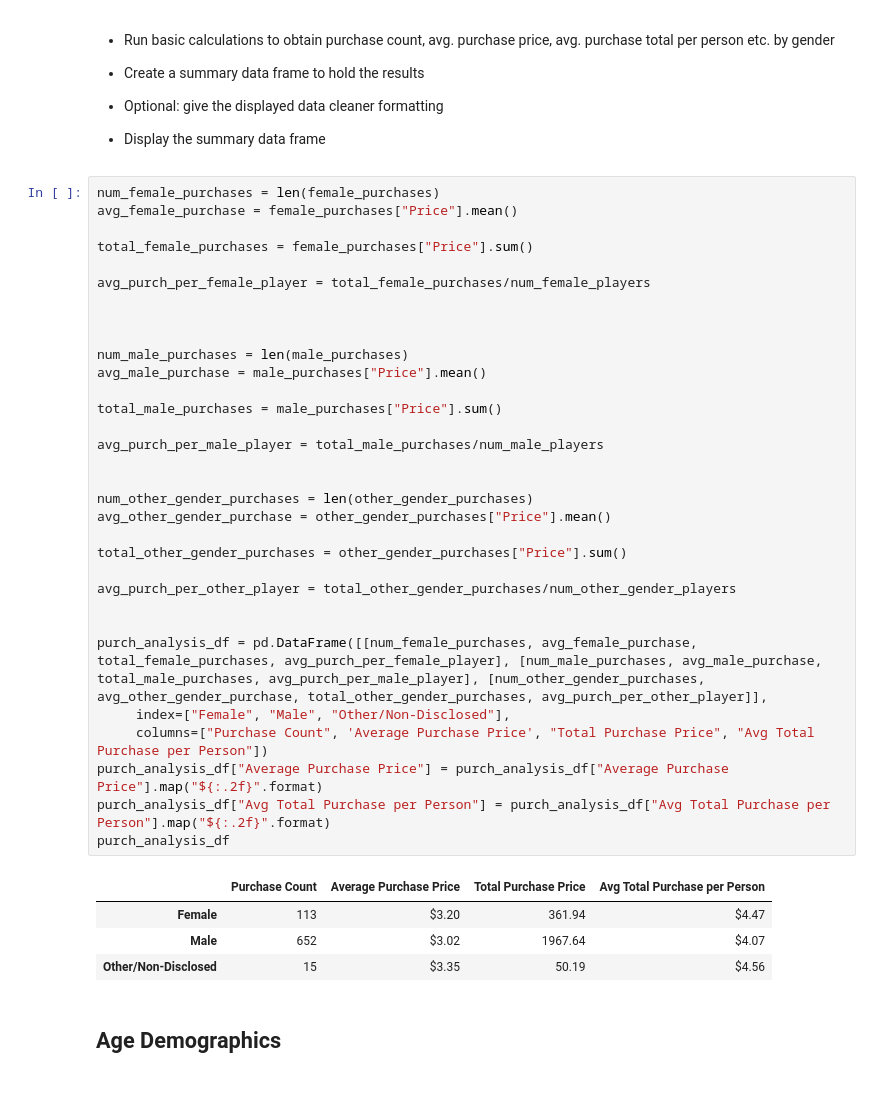
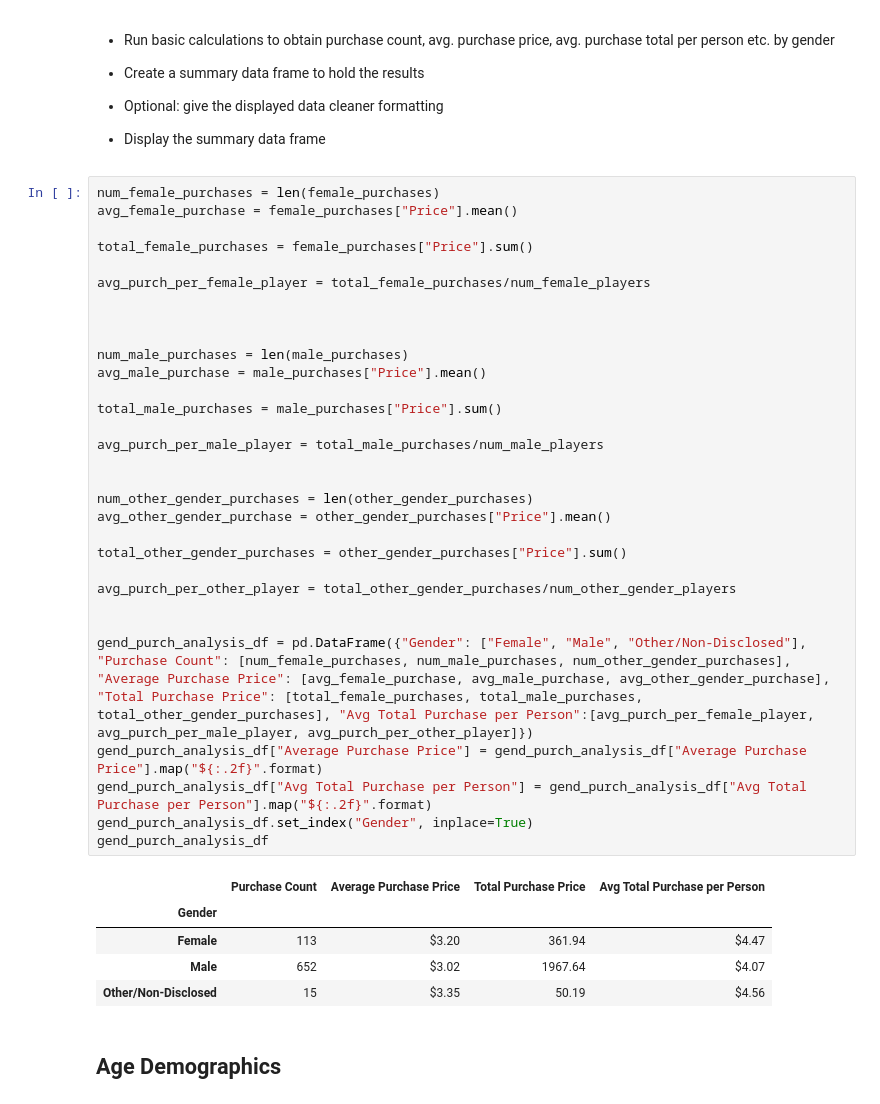
Before and after one commit to kmspitzer/Video-Game-Usage-Analysis, a Jupyter notebook: HeroesOfPymoli/HeroesOfPymoli.ipynb, the cells around one changed output. Drawn from its saved outputs; the diff is of its cells as text.

Commit message:
completed purchasing analysis by gender

```diff
--- a/HeroesOfPymoli/HeroesOfPymoli.ipynb
+++ b/HeroesOfPymoli/HeroesOfPymoli.ipynb
@@ -143,37 +143,37 @@ gender_df
 # %%
 num_female_purchases = len(female_purchases)
 avg_female_purchase = female_purchases["Price"].mean()
 
 total_female_purchases = female_purchases["Price"].sum()
 
 avg_purch_per_female_player = total_female_purchases/num_female_players
 
 
 
 num_male_purchases = len(male_purchases)
 avg_male_purchase = male_purchases["Price"].mean()
 
 total_male_purchases = male_purchases["Price"].sum()
 
 avg_purch_per_male_player = total_male_purchases/num_male_players
 
 
 num_other_gender_purchases = len(other_gender_purchases)
 avg_other_gender_purchase = other_gender_purchases["Price"].mean()
 
 total_other_gender_purchases = other_gender_purchases["Price"].sum()
 
 avg_purch_per_other_player = total_other_gender_purchases/num_other_gender_players
 
 
-purch_analysis_df = pd.DataFrame([[num_female_purchases, avg_female_purchase, total_female_purchases, avg_purch_per_female_player], [num_male_purchases, avg_male_purchase, total_male_purchases, avg_purch_per_male_player], [num_other_gender_purchases, avg_other_gender_purchase, total_other_gender_purchases, avg_purch_per_other_player]],
-     index=["Female", "Male", "Other/Non-Disclosed"],
-     columns=["Purchase Count", 'Average Purchase Price', "Total Purchase Price", "Avg Total Purchase per Person"])
-purch_analysis_df["Average Purchase Price"] = purch_analysis_df["Average Purchase Price"].map("${:.2f}".format)
-purch_analysis_df["Avg Total Purchase per Person"] = purch_analysis_df["Avg Total Purchase per Person"].map("${:.2f}".format)
-purch_analysis_df
+gend_purch_analysis_df = pd.DataFrame({"Gender": ["Female", "Male", "Other/Non-Disclosed"], "Purchase Count": [num_female_purchases, num_male_purchases, num_other_gender_purchases], "Average Purchase Price": [avg_female_purchase, avg_male_purchase, avg_other_gender_purchase], "Total Purchase Price": [total_female_purchases, total_male_purchases, total_other_gender_purchases], "Avg Total Purchase per Person":[avg_purch_per_female_player, avg_purch_per_male_player, avg_purch_per_other_player]})
+gend_purch_analysis_df["Average Purchase Price"] = gend_purch_analysis_df["Average Purchase Price"].map("${:.2f}".format)
+gend_purch_analysis_df["Avg Total Purchase per Person"] = gend_purch_analysis_df["Avg Total Purchase per Person"].map("${:.2f}".format)
+gend_purch_analysis_df.set_index("Gender", inplace=True)
+gend_purch_analysis_df
 # %% [output]
 |  | Purchase Count | Average Purchase Price | Total Purchase Price | Avg Total Purchase per Person |
+| Gender |  |  |  |  |
 | Female | 113 | $3.20 | 361.94 | $4.47 |
 | Male | 652 | $3.02 | 1967.64 | $4.07 |
 | Other/Non-Disclosed | 15 | $3.35 | 50.19 | $4.56 |
```
